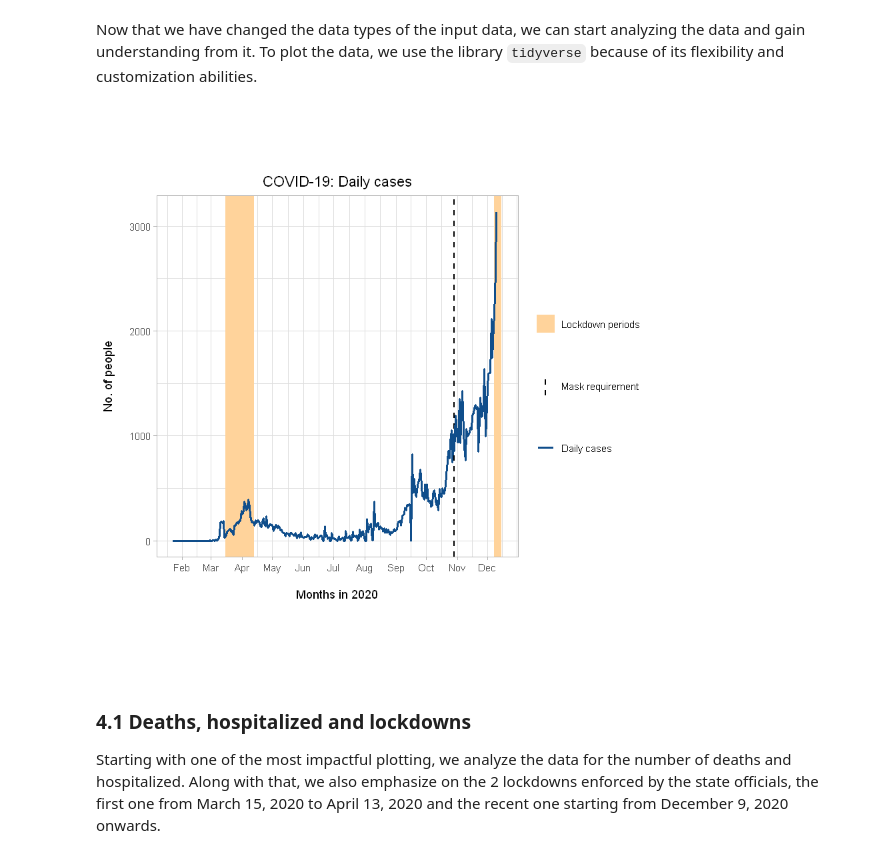
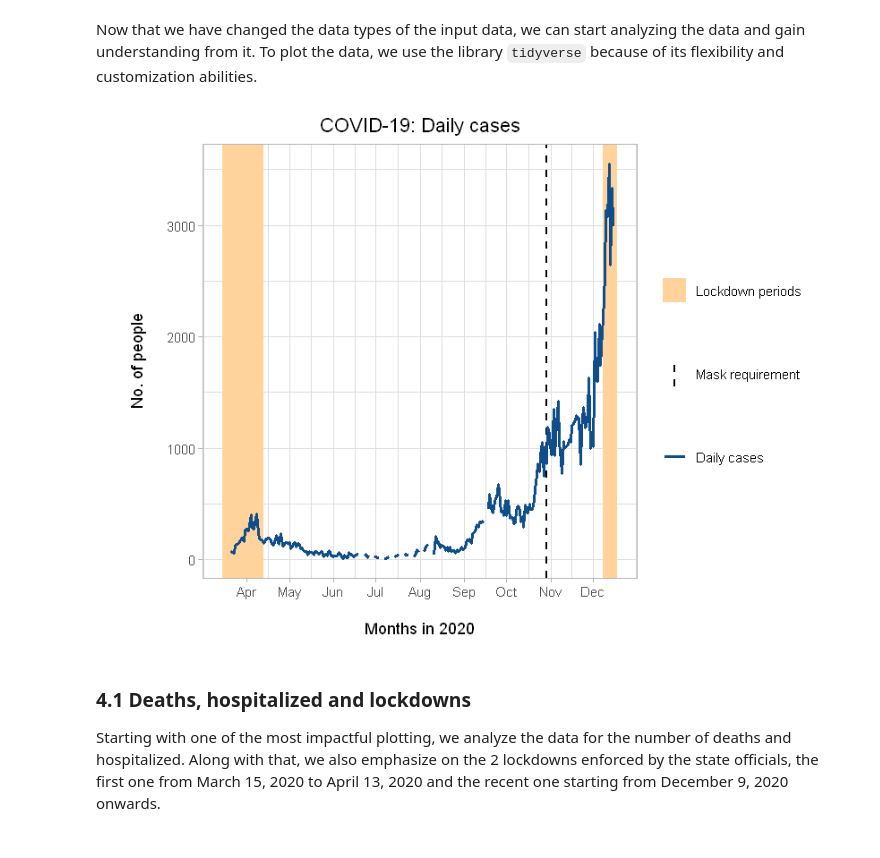
Before and after one commit to shrestaz/covid, a Jupyter notebook: EDA-COVID.ipynb, the cells around one changed output. Drawn from its saved outputs; the diff is of its cells as text; code cells hidden in the pictures.

```diff
--- a/EDA-COVID.ipynb
+++ b/EDA-COVID.ipynb
@@ -112 +119,3 @@ Now that the target data is loaded and ready to be used, we inspect and conclude
+# %%
+denmark_covid_data <- read.csv("covid-data-modified.csv", encoding="UTF-8")
 # %%
@@ -148,7 +156,0 @@ str(denmark_covid_data)
-# %%
-denmark_covid_data$iso_code <- as.character(denmark_covid_data$iso_code)
-denmark_covid_data$continent <- as.character(denmark_covid_data$continent)
-denmark_covid_data$location <- as.character(denmark_covid_data$location)
-denmark_covid_data$date <- ymd(denmark_covid_data$date)
-denmark_covid_data$tests_units <- as.character(denmark_covid_data$tests_units)
-denmark_covid_data$total_deaths <- as.integer(denmark_covid_data$total_deaths)
@@ -176,6 +180,7 @@ theme(
 )
 # %%
 # Daily cases
+options(repr.plot.width=7, repr.plot.height=5)
 
 ggplot(denmark_covid_data, aes(x = date)) +
 
@@ -185,36 +190,36 @@ geom_rect(aes(                                                             # Rec
     ymin = -Inf, ymax = Inf, fill = "Lockdown period")) +
 geom_rect(aes(                                                             # Rectangular shade for emphasizing on lockdown #2
     xmin = as.Date("2020-12-08"),
-    xmax = as.Date("2020-12-15"),
+    xmax = as.Date("2020-12-18"),
     ymin = -Inf, ymax = Inf, fill = "Lockdown period")) +
 geom_vline(aes(                                                            # Vertical dashed line
     xintercept = as.Date("2020-10-29"),
     linetype = "Break"),
            color = "black",
            lwd = 0.7
           ) +
 
 
-geom_line(aes(y = new_cases, color = "dodgerblue4"), lwd = 1) +
+geom_line(aes(y = daily_cases, color = "dodgerblue4"), lwd = 1) +
 scale_x_date(breaks = date_breaks("1 months"), date_labels = "%b") +       # Improving the x-axis to show all months
 
 xlab("\nMonths in 2020") +                                                 # Label for x-axis
 scale_y_continuous("No. of people\n") +                                    # Label for y-axis
 
 ggtitle("COVID-19: Daily cases") +                          # Title for the plot
 scale_fill_manual(name = "",                                               # Legend for the rectangular shade
                   values="burlywood1",
                   labels=c("Lockdown periods")) +
 scale_color_identity(name = "",                                            # Legend for the line plots
                      breaks = c("dodgerblue4"),
                      labels = c("Daily cases"),
                      guide = "legend") +
 scale_linetype_manual(name = "",                                           # Legend for the vertical dotted line
                       values = c("Break" = "dashed"),
                       labels = c("Mask requirement")) +
 single_plot_theme_config
 # %% [output]
-[figure, old version]
+[figure, new version]
 # %% [markdown]
 ### 4.1 Deaths, hospitalized and lockdowns
 
```
Also changed, not shown: parts of 23 cells of this notebook, 4 other files.
